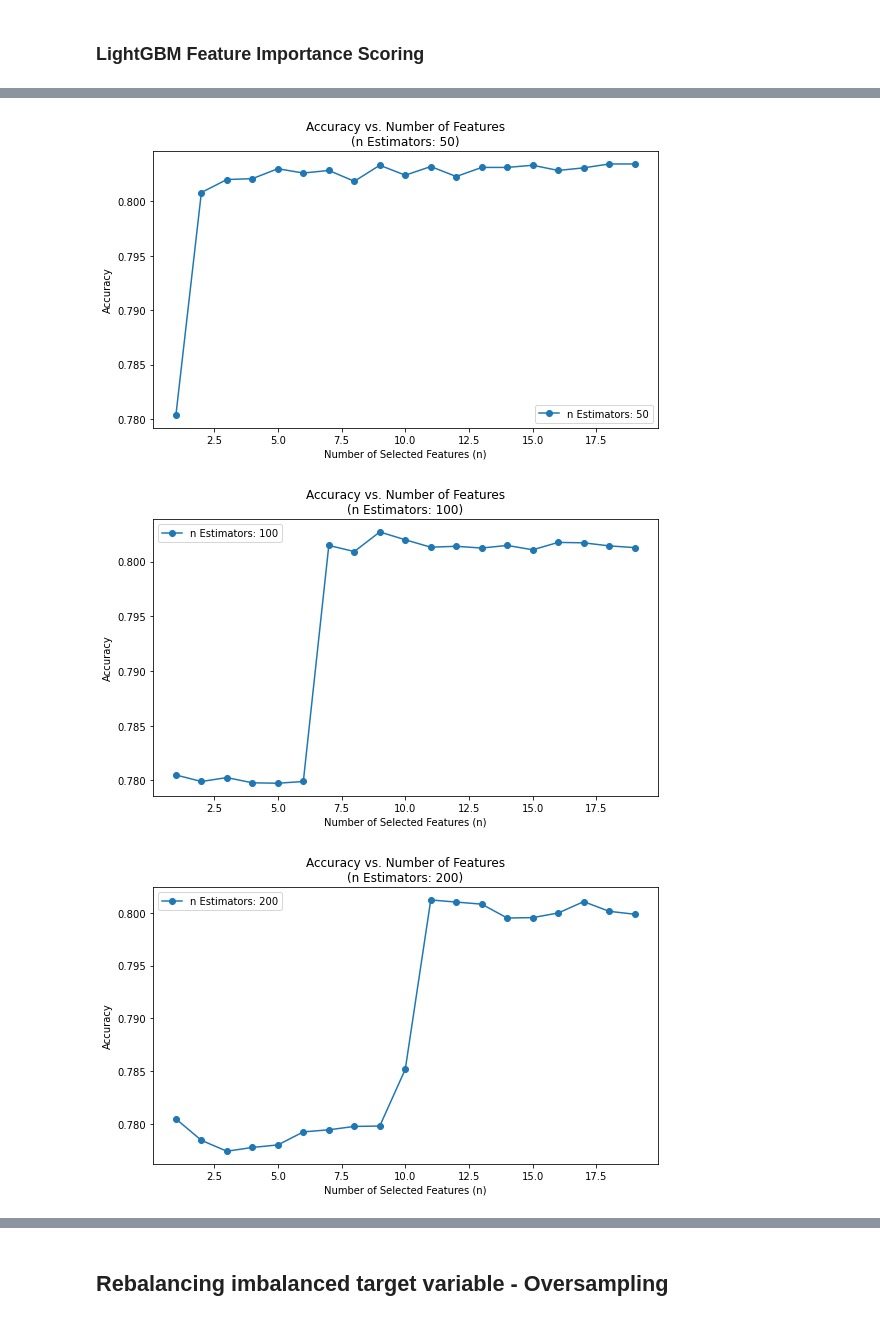
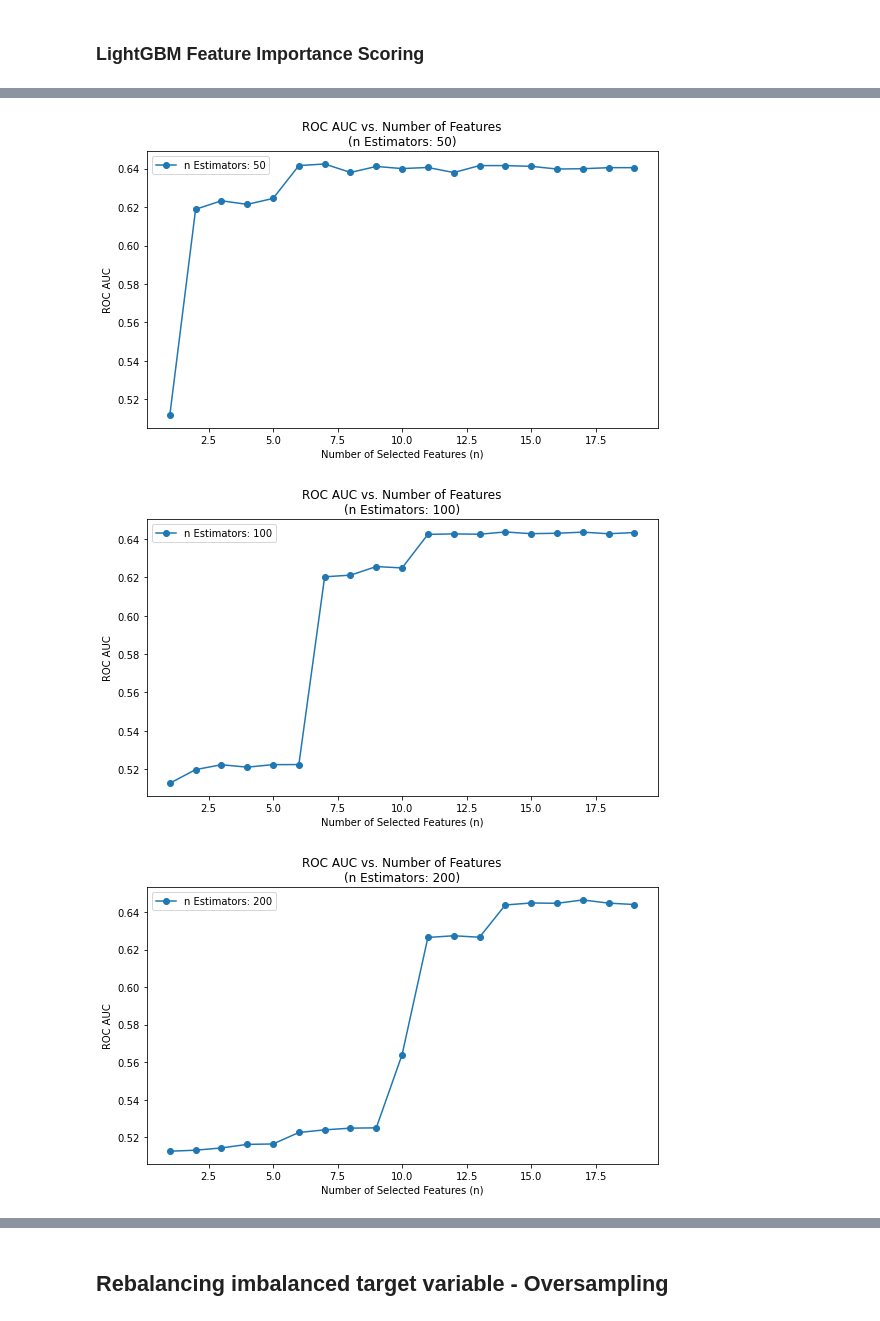
Before and after one commit to greg-la/MSc-Capstone, a Jupyter notebook: 3. Feature Importance.ipynb, the cells around one changed output, grey strips where cells are left out. Drawn from its saved outputs; the diff is of its cells as text; code cells hidden in the pictures.

```diff
--- a/3. Feature Importance.ipynb
+++ b/3. Feature Importance.ipynb
@@ -145,7 +169,7 @@ plt.show()
 # %%
 # Select the top-n features based on importance
 n = 19
-selected_features = feature_importances[:n].index.tolist()
+selected_features = feature_importances_mdrauc_series[:n].index.tolist()
 # %%
 # Create a new dataset with the selected features
 selected_data = df[selected_features + [target]]
@@ -375,20 +583,19 @@ results
 # %%
 # Create a DataFrame from the results list
-results_df = pd.DataFrame(results, columns=["TestSize", "nEstimators", "nFeatures", "Accuracy"])
+results_df = pd.DataFrame(results, columns=["nEstimators", "nFeatures", "ROC AUC"])
 
-# Create line plots for each test size and n estimator combination
-for test_size in test_sizes:
-    for n_estimators_value in n_estimators_values:
-        plt.figure(figsize=(8, 5))
-        plt.title(f"Accuracy vs. Number of Features\n(Test Size: {test_size}, n Estimators: {n_estimators_value})")
-        plt.xlabel("Number of Selected Features (n)")
-        plt.ylabel("Accuracy")
+# Create line plots for each n estimator
+for n_estimators_value in n_estimators_values:
+    plt.figure(figsize=(8, 5))
+    plt.title(f"ROC AUC vs. Number of Features\n(n Estimators: {n_estimators_value})")
+    plt.xlabel("Number of Selected Features (n)")
+    plt.ylabel("ROC AUC")
 
-        subset_df = results_df[(results_df["TestSize"] == test_size) & (results_df["nEstimators"] == n_estimators_value)]
+    subset_df = results_df[(results_df["nEstimators"] == n_estimators_value)]
 
-        plt.plot(subset_df["nFeatures"], subset_df["Accuracy"], marker='o', linestyle='-', label=f"n Estimators: {n_estimators_value}")
-        plt.legend()
+    plt.plot(subset_df["nFeatures"], subset_df["ROC AUC"], marker='o', linestyle='-', label=f"n Estimators: {n_estimators_value}")
+    plt.legend()
 
-        plt.tight_layout()
-        plt.show()
+    plt.tight_layout()
+    plt.show()
 # %% [output]
@@ -497,17 +710,17 @@ weighted avg       0.78      0.80      0.77     25162
 # %%
 # Convert results to a DataFrame
-results_df = pd.DataFrame(results, columns=[ "nEstimators", "nFeatures", "Accuracy"])
+results_df = pd.DataFrame(results, columns=[ "nEstimators", "nFeatures", "ROC AUC"])
 
 # Create line plots for each n estimator
 for n_estimators_value in n_estimators_values:
         plt.figure(figsize=(8, 5))
-        plt.title(f"Accuracy vs. Number of Features\n( n Estimators: {n_estimators_value})")
+        plt.title(f"ROC AUC vs. Number of Features\n( n Estimators: {n_estimators_value})")
         plt.xlabel("Number of Selected Features (n)")
-        plt.ylabel("Accuracy")
+        plt.ylabel("ROC AUC")
 
         subset_df = results_df[(results_df["nEstimators"] == n_estimators_value)]
 
-        plt.plot(subset_df["nFeatures"], subset_df["Accuracy"], marker='o', linestyle='-', label=f"n Estimators: {n_estimators_value}")
+        plt.plot(subset_df["nFeatures"], subset_df["ROC AUC"], marker='o', linestyle='-', label=f"n Estimators: {n_estimators_value}")
         plt.legend()
 
         plt.tight_layout()
@@ -602,22 +822,22 @@ weighted avg       0.78      0.80      0.78     25162
 # %%
 # Convert results to a DataFrame
-results_df = pd.DataFrame(results, columns=["nEstimators", "nFeatures", "Accuracy"])
+results_df = pd.DataFrame(results, columns=["nEstimators", "nFeatures", "ROC AUC"])
 
 # Create line plots for each n estimator
 for n_estimators_value in n_estimators_values:
     plt.figure(figsize=(8, 5))
-    plt.title(f"Accuracy vs. Number of Features\n(n Estimators: {n_estimators_value})")
+    plt.title(f"ROC AUC vs. Number of Features\n(n Estimators: {n_estimators_value})")
     plt.xlabel("Number of Selected Features (n)")
-    plt.ylabel("Accuracy")
+    plt.ylabel("ROC AUC")
 
     subset_df = results_df[(results_df["nEstimators"] == n_estimators_value)]
 
-    plt.plot(subset_df["nFeatures"], subset_df["Accuracy"], marker='o', linestyle='-', label=f"n Estimators: {n_estimators_value}")
+    plt.plot(subset_df["nFeatures"], subset_df["ROC AUC"], marker='o', linestyle='-', label=f"n Estimators: {n_estimators_value}")
     plt.legend()
 
     plt.tight_layout()
     plt.show()
 # %% [output]
-[figure, old version]
+[figure, new version]
-[figure, old version]
+[figure, new version]
-[figure, old version]
+[figure, new version]
```
Also changed, not shown: parts of 71 cells of this notebook, 4 other files.
